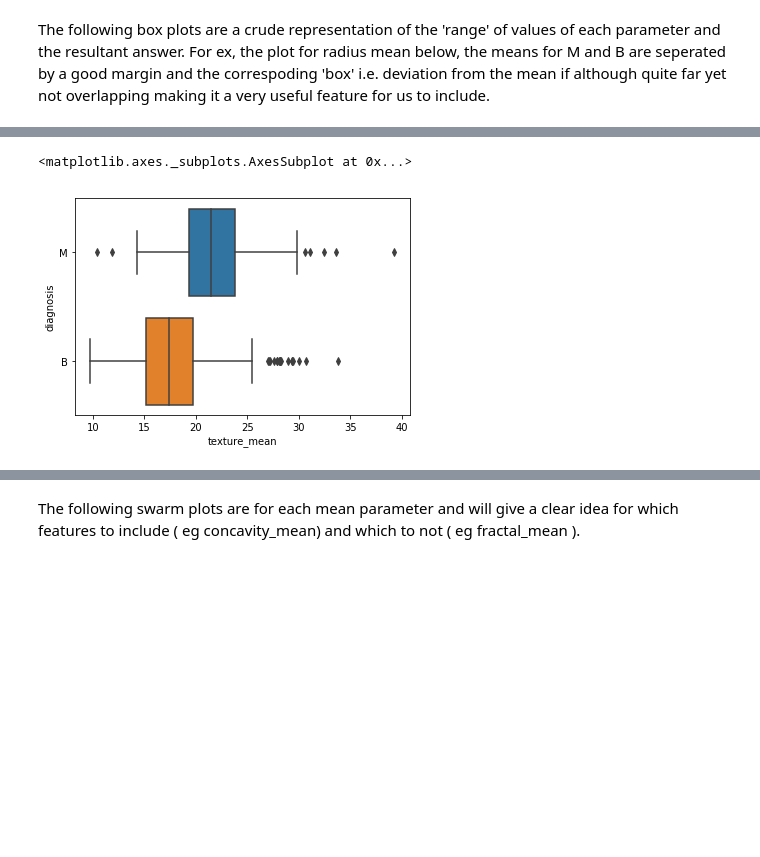
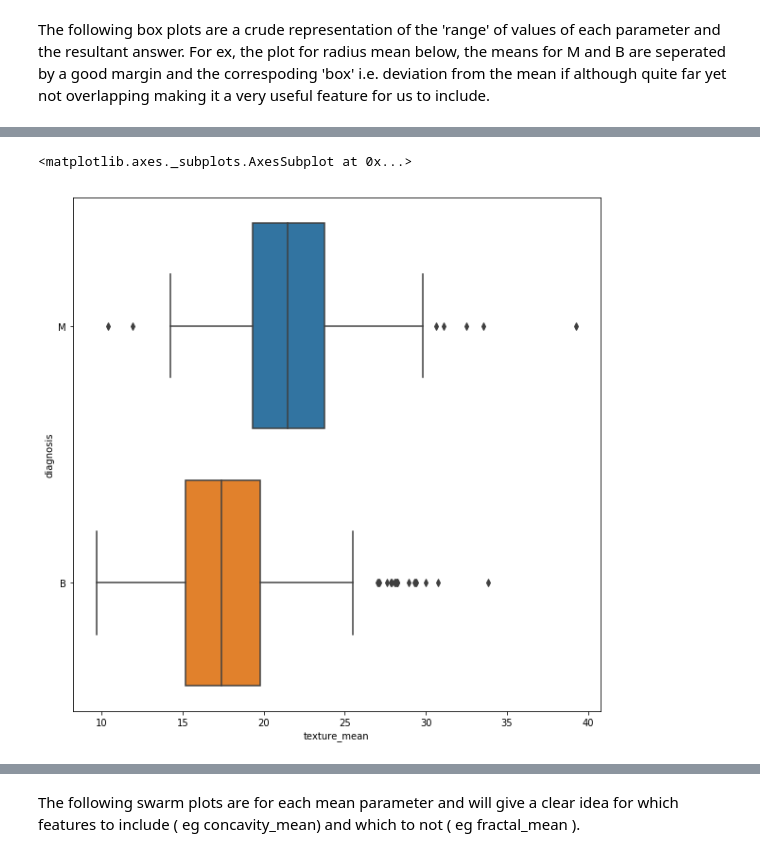
Before and after one commit to goyal-sidd/BTP, a Jupyter notebook: week2/data visualization.ipynb, the cells around one changed output, grey strips where cells are left out. Cells and saved outputs as stored; diff of their text form; code cells hidden in the pictures; blank space fills up the shorter version.

```diff
--- a/week2/data visualization.ipynb
+++ b/week2/data visualization.ipynb
@@ -76,6 +83,8 @@ sns.boxplot(data["radius_mean"],data["diagnosis"])
 # %%
+plt.figure(figsize = (10,10))
+
 sns.boxplot(data["texture_mean"],data["diagnosis"])
 # %% [output]
 <matplotlib.axes._subplots.AxesSubplot at 0x...>
-[figure, old version]
+[figure, new version]
 # %%
```
Also changed, not shown: parts of 24 cells of this notebook.
